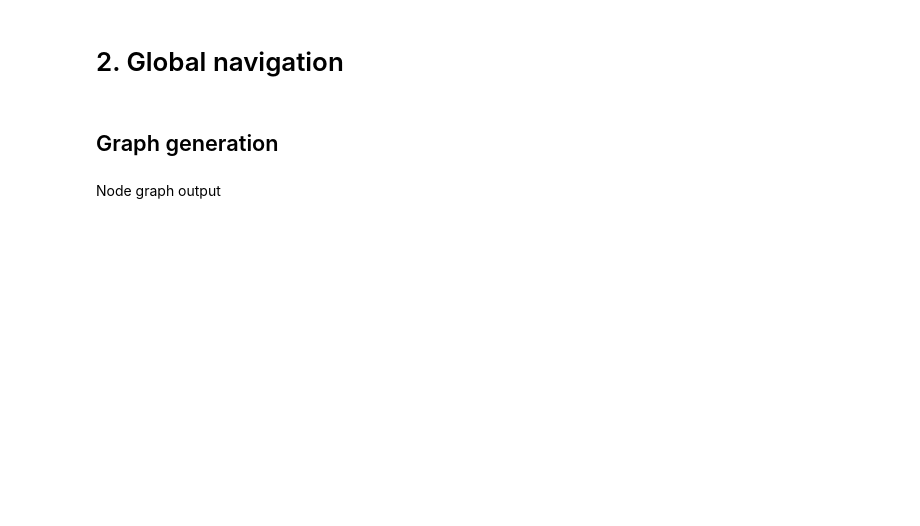
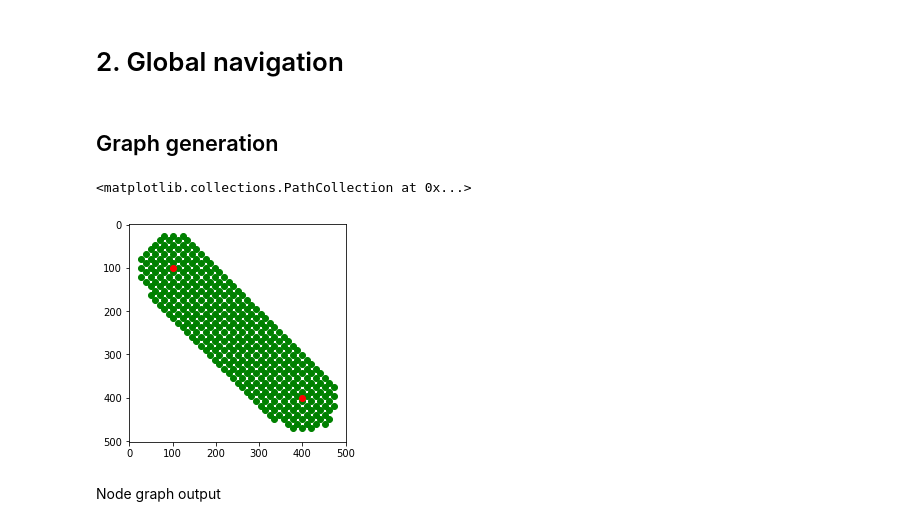
Before and after one commit to RaphLins/basics_of_MB_project, a Jupyter notebook: report.ipynb, the cells around one changed output. Cells and saved outputs as stored; diff of their text form; code cells hidden in the pictures; blank space fills up the shorter version.

```diff
--- a/report.ipynb
+++ b/report.ipynb
@@ -268,91 +266,61 @@ for obstacle in obstacles:
 # %% [markdown]
 ## Graph generation
 # %%
-import itertools
-
-# Create a class fro each node
-
-class Node:
-    def __init__(self, x, y):
-        self.x = x
-        self.y = y
-        self.gScore = np.inf
-        self.fScore = np.inf
-        self.neighbours = []
-    def plot(self, color = 'r'):
-        plt.scatter(self.x, self.y, c=color)
-    def get_pos(self):
-        return self.x, self.y
-    def __repr__(self):
-        return "node ("+str(self.x)+","+str(self.y)+")"
-#     def __eq__(self, other):
-#         return self.x == other.x and self.y == other.y
-#     def __hash__(self):
-#         return hash((self.x, self.y))
-
 def sample_image(obstacle_map, x, y):
     max_y = obstacle_map.shape[0]
     max_x = obstacle_map.shape[1]
     if x >= max_x or x < 0 or y >= max_y or y < 0:
         return 255
     else:
         return obstacle_map[y][x]
 
 # Find if there is any obstacle between two consecutives nodes
 
-def noObstacleBetween(p1, p2):
-    RESOLUTION = 10
+def noObstacleBetween(obstacle_map, p1, p2, plot=False):
+    RESOLUTION = 15
 
     x, y = p1
     x_end, y_end = p2
     forward = np.array([x_end - x, y_end - y])
 
     dist = np.linalg.norm(forward)
     if dist == 0:
         return False
 
     forward = forward/dist
     perp = np.array([forward[1], -forward[0]])
 
+    MARGIN2 = MARGIN*0.9
 
-    for perp_dist in np.arange(-MARGIN*0.7, MARGIN*0.7, RESOLUTION):
-        for forward_dist in np.arange(0, dist, RESOLUTION):
+    for perp_dist in np.arange(-MARGIN2, MARGIN2, RESOLUTION):
+        for forward_dist in np.arange(-MARGIN2, dist + MARGIN2, RESOLUTION):
+            if forward_dist < 0 and sqrt(perp_dist**2 + forward_dist**2) >= MARGIN2:
+                continue
+            if forward_dist > dist and sqrt(perp_dist**2 + (forward_dist-dist)**2) >= MARGIN2:
+                continue
+
             sample_point = np.array(p1) + forward_dist*forward + perp_dist*perp
-#             plt.scatter(sample_point[0], sample_point[1], c='g')
+
+            if plot:
+                plt.scatter(sample_point[0], sample_point[1], c='g')
+
             intensity = sample_image(obstacle_map, int(sample_point[0]), int(sample_point[1]))
             if intensity == 255:
                 return False
+
+
     return True
 
-#Create the graph of the map
 
-class Graph:
-    def __init__(self, way_points):
-        self.nodes = []
-        for way_point in way_points:
-            x, y = way_point
-            self.nodes.append(Node(x, y))
-        for node1, node2 in itertools.combinations(self.nodes, 2):
-            if noObstacleBetween(node1.get_pos(), node2.get_pos()):
-                node1.neighbours.append(node2)
-                node2.neighbours.append(node1)
+plt.imshow(np.zeros((100, 100)), cmap='Greys')
+p1 = (100, 100)
+p2 = (400, 400)
 
-                x, y = node1.get_pos()
-                x_end, y_end = node2.get_pos()
-                plt.plot((x, x_end), (y, y_end), 'm', linewidth=1)
+noObstacleBetween(np.zeros((600, 600)), p1, p2, plot=True)
 
-    def add_new_node(self, node):
-        for potential_neighbour in self.nodes:
-            if noObstacleBetween(node.get_pos(), potential_neighbour.get_pos()):
-                node.neighbours.append(potential_neighbour)
-                potential_neighbour.neighbours.append(node)
-
-#                 x, y = node.get_pos()
-#                 x_end, y_end = potential_neighbour.get_pos()
-#                 plt.plot((x, x_end), (y, y_end), 'm', linewidth=1)
-        self.nodes.append(node)
-
-# plt.imshow(obstacle_map, cmap='Greys')
-# noObstacleBetween((10, 10), (1000, 2000))
+plt.scatter([p1[0], p2[0]], [p1[1], p2[1]], c='r')
+# %% [output]
+<matplotlib.collections.PathCollection at 0x...>
+[figure, added]
 # %% [markdown]
 Node graph output
```
Also changed, not shown: parts of 8 cells of this notebook, 1 other file.
